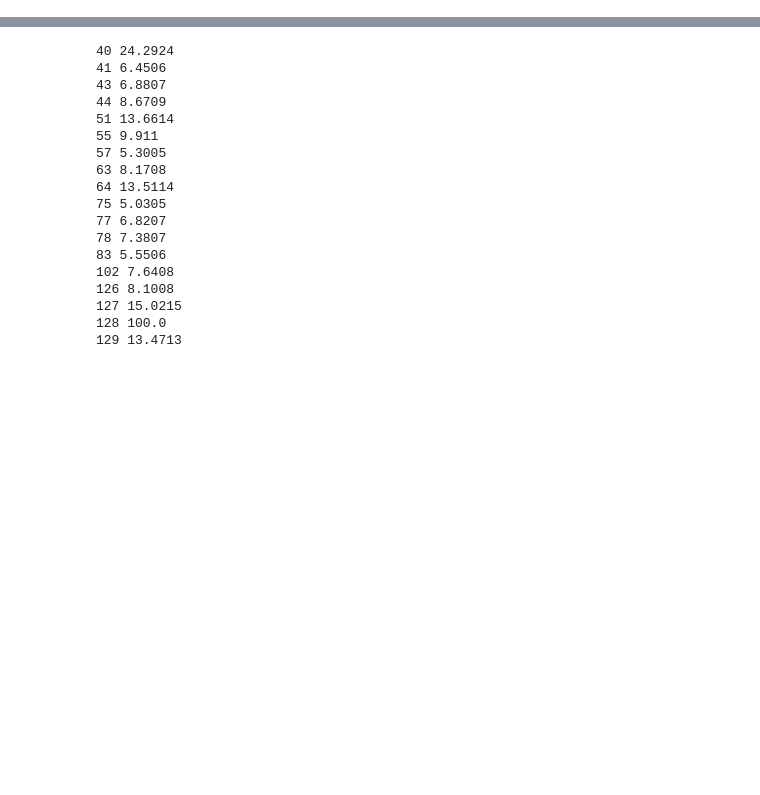
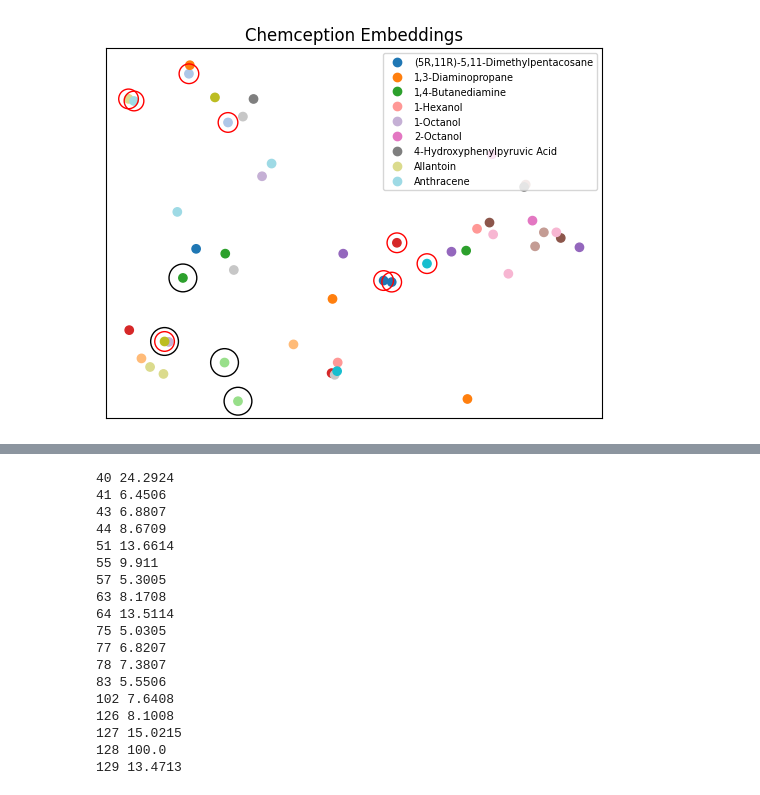
Before and after one commit to CateMerfeld/mass_spec, a Jupyter notebook: single_model/denoiser.ipynb, the cells around one changed output, grey strips where cells are left out. Saved outputs shown, nothing was run; the diff lists cells and outputs as text; code cells hidden in the pictures; blank space fills up the shorter version.

```diff
--- a/single_model/denoiser.ipynb
+++ b/single_model/denoiser.ipynb
@@ -420,3 +419,13 @@ for spec in spectra:
     spectra_new_conditions[spec] = data
 
 spectra_new_conditions = pd.DataFrame(spectra_new_conditions)
+# %%
+rings = ['Allantoin', '4-Hydroxyphenylpyruvic Acid','L-Tyrosine', 'Benzoic Acid', 'Hexachlorobenzene', 'Methyl Benzoate', 'Benzyl Alcohol',
+        'Caffeine', 'Biphenyl', 'Naphthalene', 'Benzyl Benzoate', 'Phenanthrene', 'Anthracene', 'Fluorene', 'Pyrene', 'Testosterone']
+no_rings = [chem for chem in all_chemical_names if not chem in rings]
+len(no_rings)
+chems = [chem for chem in four_carbon_rings if not chem in branches]
+# print(len(four_carbon_rings))
+# len(chems)
+no_branches = [chem for chem in all_chemical_names if not chem in branches]
+len(no_branches)
@@ -451,0 +536,15 @@ plot_emb_pca(embeddings, output_embeddings, output_labels, all_chemical_names)
+# %%
+plotting_labels = ['Allantoin', '4-Hydroxyphenylpyruvic Acid','L-Tyrosine', 'Benzoic Acid', 'Hexachlorobenzene', 'Methyl Benzoate', 'Benzyl Alcohol', 'Caffeine', 'Biphenyl', 'Naphthalene', 'Benzyl Benzoate']
+new_df = embeddings[plotting_labels]
+plotting_embeddings = []
+
+for chem in plotting_labels:
+    plotting_embeddings.append(embeddings[chem])
+
+all_embeddings = []
+for chem in all_chemical_names:
+    all_embeddings.append(embeddings[chem])
+# plot_emb_pca(new_df, plotting_embeddings, plotting_labels, plotting_labels)
+plot_emb_pca(embeddings, all_embeddings, all_chemical_names, all_chemical_names)
+# %% [output]
+[figure, added]
```
Also changed, not shown: parts of 13 cells of this notebook.
